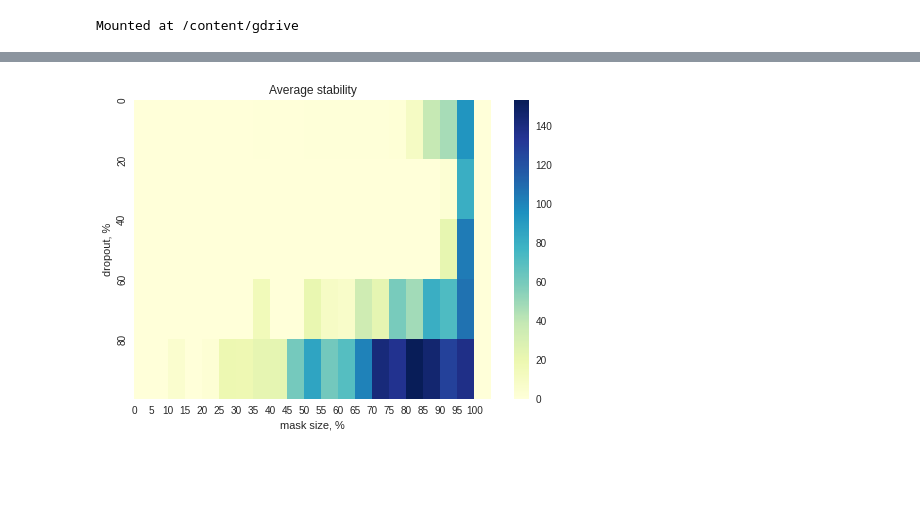
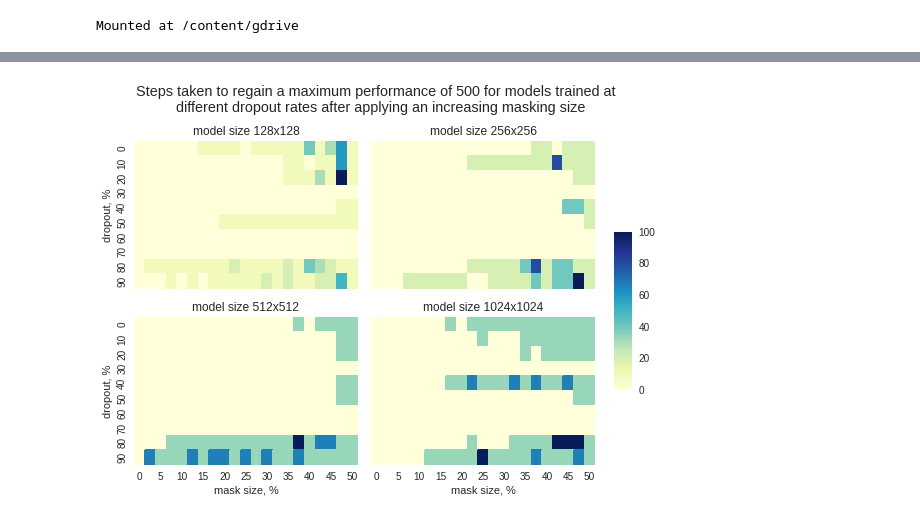
Before and after one commit to mirklys/little-projects, a Jupyter notebook: thesis/data_analysis.ipynb, the cells around one changed output, grey strips where cells are left out. Saved outputs shown, nothing was run; the diff lists cells and outputs as text; code cells hidden in the pictures; blank space fills up the shorter version.

```diff
--- a/thesis/data_analysis.ipynb
+++ b/thesis/data_analysis.ipynb
@@ -276,9 +301,0 @@ plt.show()
-# %%
-sns.set_theme()
-ax = sns.heatmap(size_stability, cmap="YlGnBu")
-plt.yticks([0, 1, 2, 3], [128, 256, 512, 1024])
-plt.xticks(list(range(21)), np.arange(0, 105, 5))
-plt.title("Average stability")
-plt.ylabel("layer size")
-plt.xlabel("mask size, %")
-plt.show()
@@ -287,13 +301,0 @@ plt.show()
-# %%
-plt.rcParams.update({'errorbar.capsize': 5, 'font.size': 12, 'font.family': 'Times New Roman'})
-colors = plt.cm.winter(np.linspace(0, 1, 4))
-plt.style.use('seaborn')
-ax = sns.heatmap(dropout_stability, cmap="YlGnBu")
-plt.yticks([0, 1, 2, 3, 4], [0, 20, 40, 60, 80])
-plt.xticks(list(range(21)), np.arange(0, 105, 5))
-plt.title("Average stability")
-plt.ylabel("dropout, %")
-plt.xlabel("mask size, %")
-plt.show()
-# %% [output]
-[figure, removed]
@@ -327,9 +302,23 @@ plt.show()
-# %%
-#@title
-c_variance_size = c_variance(data_f_o, size=True)
-
-sns.set_theme()
-ax = sns.heatmap(c_variance_size, cmap="YlGnBu")
-plt.yticks([0, 1, 2, 3], [128, 256, 512, 1024])
-plt.xticks(list(range(21)), np.arange(0, 105, 5))
-plt.show()
+# %%
+plt.rcParams.update({'errorbar.capsize': 5, 'font.size': 12, 'font.family': 'Times New Roman'})
+colors = plt.cm.winter(np.linspace(0, 1, 10))
+plt.style.use('seaborn')
+fig, ax = plt.subplots(2, 2, sharex=True, sharey=True)
+fig.suptitle("Steps taken to regain a maximum performance of 500 for models trained at \n different dropout rates after applying an increasing masking size", y=1.07)
+binary = lambda x: bin(x).replace("0b", "")
+cbar_ax = fig.add_axes([.91, .3, .03, .4])
+for i, size in enumerate([128, 256, 512, 1024]):
+    ib = binary(i)
+    if len(ib) == 1: ib = "0"+ib
+    j, k = tuple([int(x) for x in ib])
+    sns.heatmap(ax=ax[j, k], data=steps(data_f_o, size=size), cmap="YlGnBu", cbar=i==0, cbar_ax=None if i else cbar_ax)
+    ax[j, k].set_yticklabels([0, 10, 20, 30, 40, 50, 60, 70, 80, 90])
+    ax[j, k].set_xticklabels(np.arange(0, 105, 5))
+    ax[j, k].set_title("model size {}x{}".format(size, size))
+    if k == 0: ax[j, k].set_ylabel("dropout, %")
+    if j == 1: ax[j, k].set_xlabel("mask size, %")
+
+fig.tight_layout(rect=[0, 0, .9, 1])
+plt.show()
+# %% [output]
+[figure, added]
```
Also changed, not shown: parts of 21 cells of this notebook.
